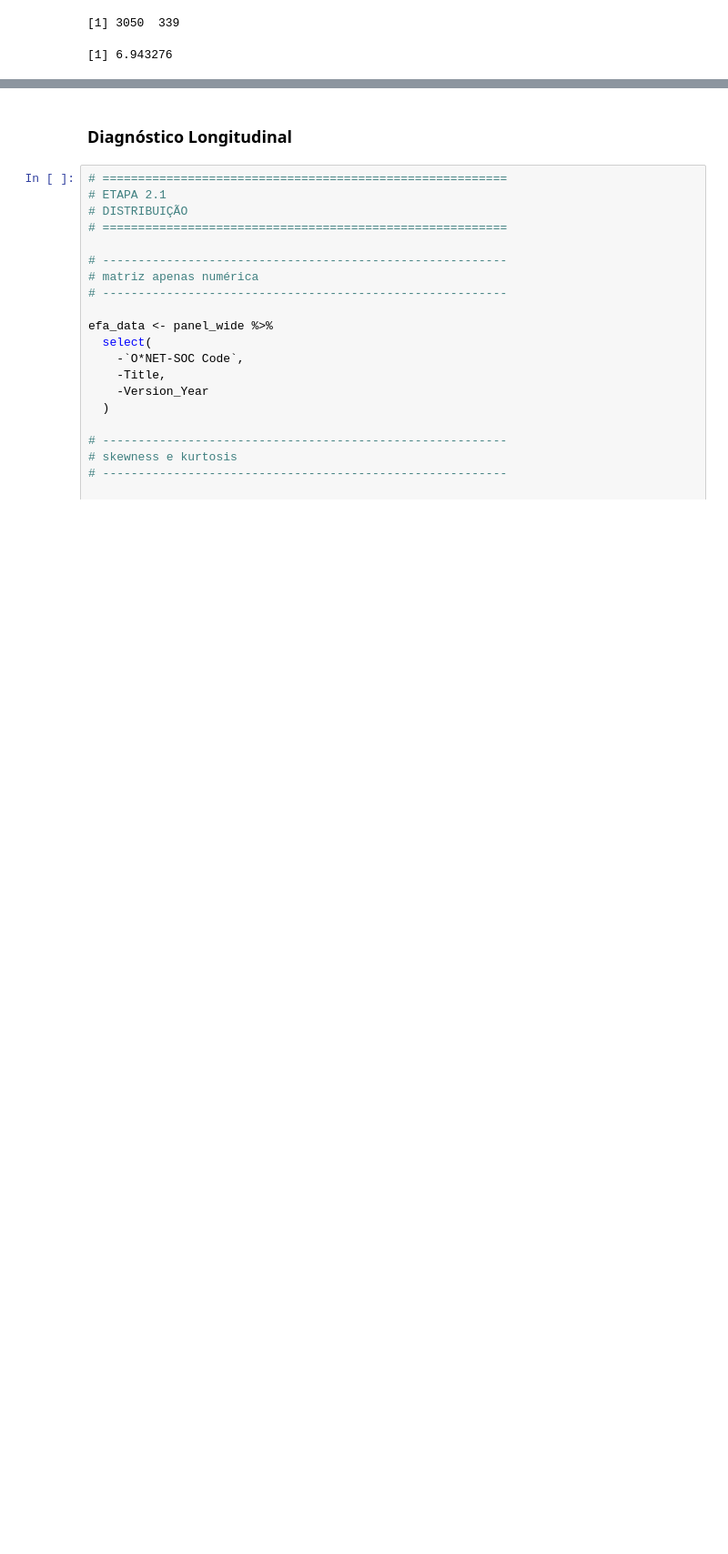
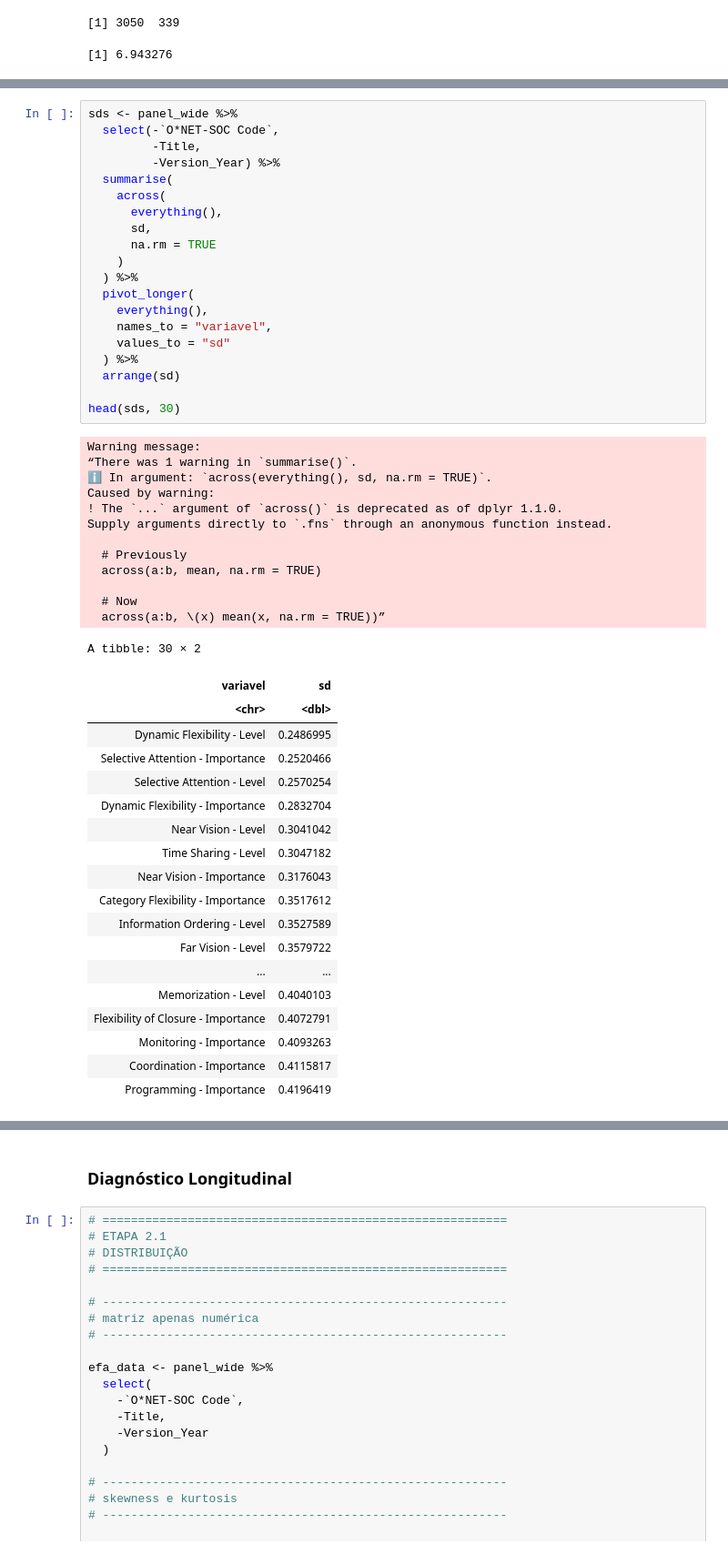
Before and after one commit to maxwpa/mestrado, a Jupyter notebook: analise_inova.ipynb, the cells around one changed output, grey strips where cells are left out. Shown at 91% size. Saved outputs shown, nothing was run; the diff lists cells and outputs as text; blank space fills up the shorter version.

```diff
--- a/analise_inova.ipynb
+++ b/analise_inova.ipynb
@@ -1519,0 +1622,52 @@ mean(is.na(panel_wide))*100
+# %%
+sds <- panel_wide %>%
+  select(-`O*NET-SOC Code`,
+         -Title,
+         -Version_Year) %>%
+  summarise(
+    across(
+      everything(),
+      sd,
+      na.rm = TRUE
+    )
+  ) %>%
+  pivot_longer(
+    everything(),
+    names_to = "variavel",
+    values_to = "sd"
+  ) %>%
+  arrange(sd)
+
+head(sds, 30)
+# %% [output]
+Warning message:
+“There was 1 warning in `summarise()`.
+ℹ In argument: `across(everything(), sd, na.rm = TRUE)`.
+Caused by warning:
+! The `...` argument of `across()` is deprecated as of dplyr 1.1.0.
+Supply arguments directly to `.fns` through an anonymous function instead.
+
+  # Previously
+  across(a:b, mean, na.rm = TRUE)
+
+  # Now
+  across(a:b, \(x) mean(x, na.rm = TRUE))”
+A tibble: 30 × 2
+| variavel | sd |
+| <chr> | <dbl> |
+| Dynamic Flexibility - Level | 0.2486995 |
+| Selective Attention - Importance | 0.2520466 |
+| Selective Attention - Level | 0.2570254 |
+| Dynamic Flexibility - Importance | 0.2832704 |
+| Near Vision - Level | 0.3041042 |
+| Time Sharing - Level | 0.3047182 |
+| Near Vision - Importance | 0.3176043 |
+| Category Flexibility - Importance | 0.3517612 |
+| Information Ordering - Level | 0.3527589 |
+| Far Vision - Level | 0.3579722 |
+| ... | ... |
+| Memorization - Level | 0.4040103 |
+| Flexibility of Closure - Importance | 0.4072791 |
+| Monitoring - Importance | 0.4093263 |
+| Coordination - Importance | 0.4115817 |
+| Programming - Importance | 0.4196419 |
```
Also changed, not shown: parts of 21 cells of this notebook.
